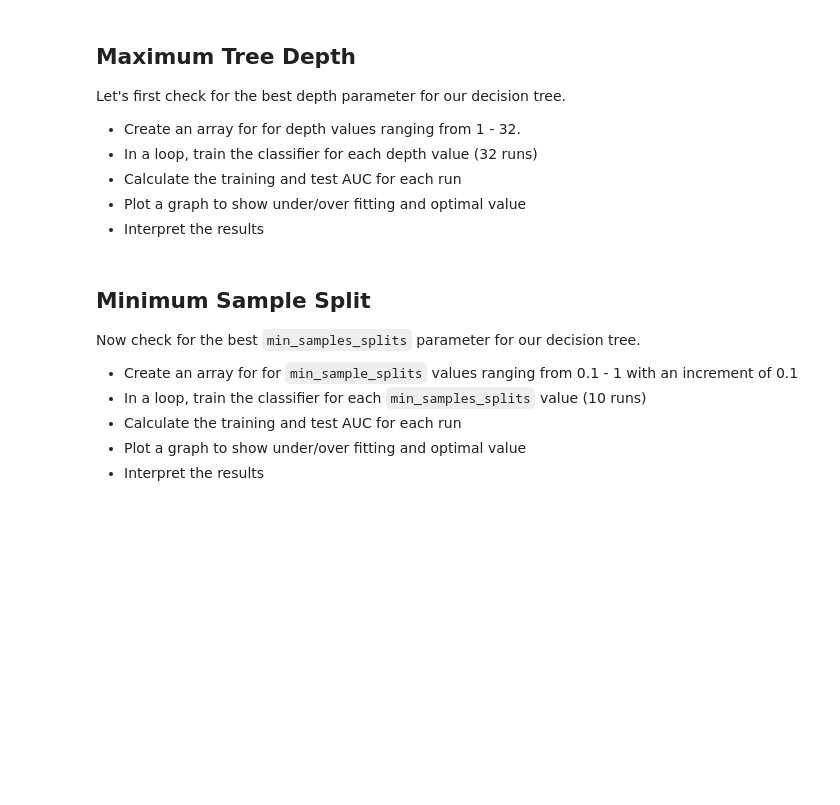
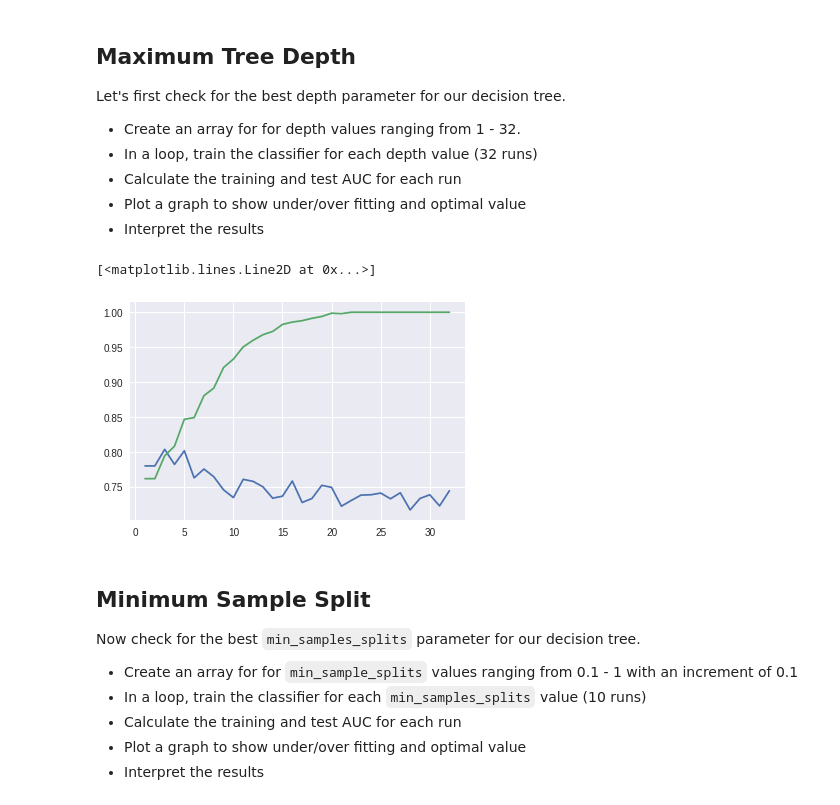
Before and after one commit to Gittekken/dsc-3-31-08-decision-tree-pruning-hyperparameter-optimization-lab-nyc-ds-career-012819, a Jupyter notebook: index.ipynb, the cells around one changed output. Saved outputs shown, nothing was run; the diff lists cells and outputs as text; code cells hidden in the pictures; blank space fills up the shorter version.

```diff
--- a/index.ipynb
+++ b/index.ipynb
@@ -126,25 +126,28 @@ Let's first check for the best depth parameter for our decision tree.
 # %%
 # Identify the optimal tree depth for given data
 depth_values = np.arange(1,33)
 depth_values
 
 auc_test = []
 auc_train = []
 
 for i in depth_values:
     clf= DecisionTreeClassifier(criterion='entropy',max_depth=i)
     model = clf.fit(X_train,y_train)
     y_pred_test = model.predict(X_test)
     y_pred_train = model.predict(X_train)
     fpr_test, tpr_test, thresholds_test = roc_curve(y_test, y_pred_test)
     fpr_train, tpr_train, thresholds_train = roc_curve(y_train, y_pred_train)
     auc_test.append(auc(fpr_test, tpr_test))
-    auc_test.append(auc(fpr_train, tpr_train))
+    auc_train.append(auc(fpr_train, tpr_train))
 
-plt.plot(X_te, auc_test)
-plt.plot(X_test, auc_test)
+plt.plot(depth_values, auc_test)
+plt.plot(depth_values, auc_train)
 
 # Your code here
+# %% [output]
+[<matplotlib.lines.Line2D at 0x...>]
+[figure, added]
 # %%
 # You observations here
 # %% [markdown]
```
